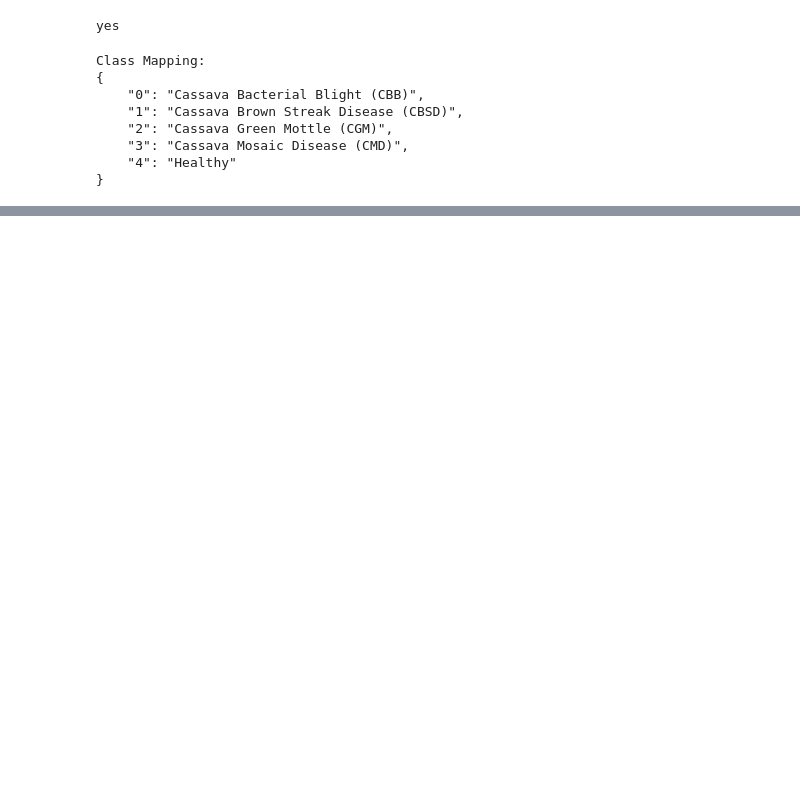
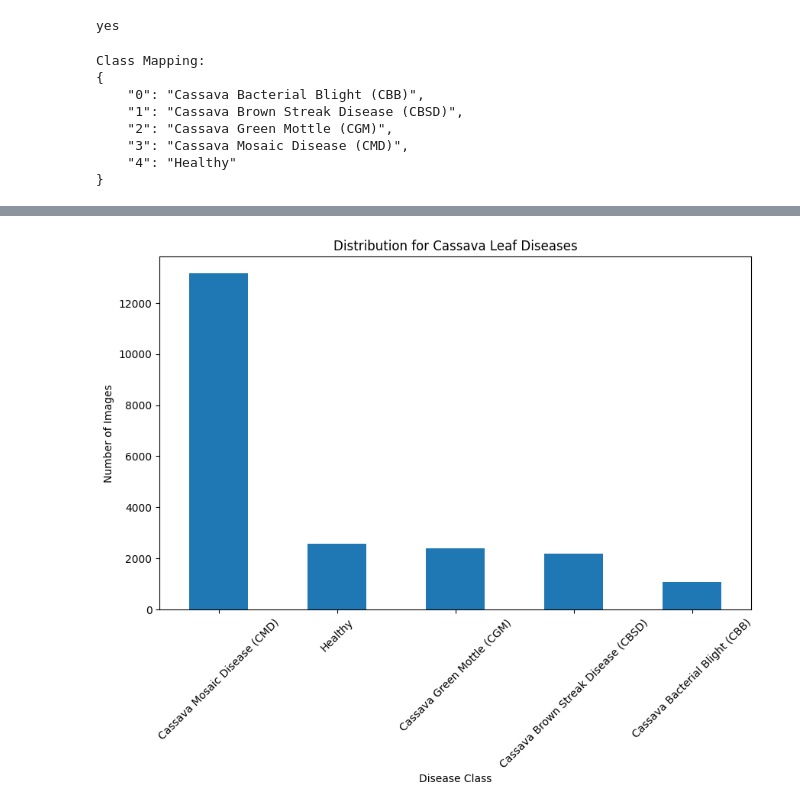
Before and after one commit to Optimus0205/Computer-Vision, a Jupyter notebook: cnn-project-1.ipynb, the cells around one changed output, grey strips where cells are left out. Drawn from its saved outputs; the diff is of its cells as text; code cells hidden in the pictures; blank space fills up the shorter version.

```diff
--- a/cnn-project-1.ipynb
+++ b/cnn-project-1.ipynb
@@ -80,0 +89,4 @@ Class Mapping:
+# %%
+# Step:3 Load train.csv and add a human-readable class name based on the mapping
+df_train=pd.read_csv(os.path.join(base_dir,'train.csv'))
+df_train.head()
@@ -80,0 +100,3 @@ Class Mapping:
+# %%
+df_train['class_name']=df_train['label'].map(map_classes)
+df_train
@@ -80,0 +127,13 @@ Class Mapping:
+# %%
+# Step:4 Check class distribution
+# Distribution plot
+dist=df_train['class_name'].value_counts()
+plt.figure(figsize=(10,6))
+dist.plot(kind='bar')
+plt.title('Distribution for Cassava Leaf Disease')
+plt.xlabel('Disease Class')
+plt.ylabel('Number of Images')
+plt.xticks(rotation=45)
+plt.show()
+# %% [output]
+[figure, added]
```
Also changed, not shown: parts of 14 cells of this notebook.
